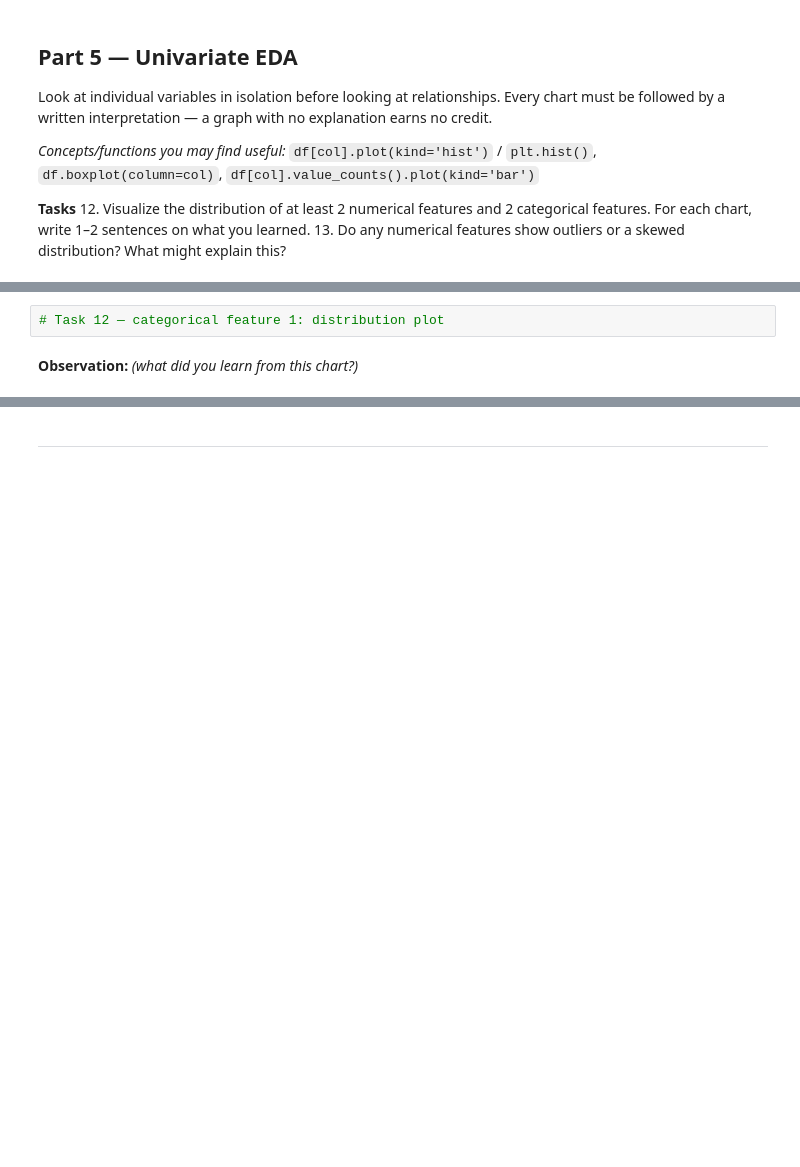
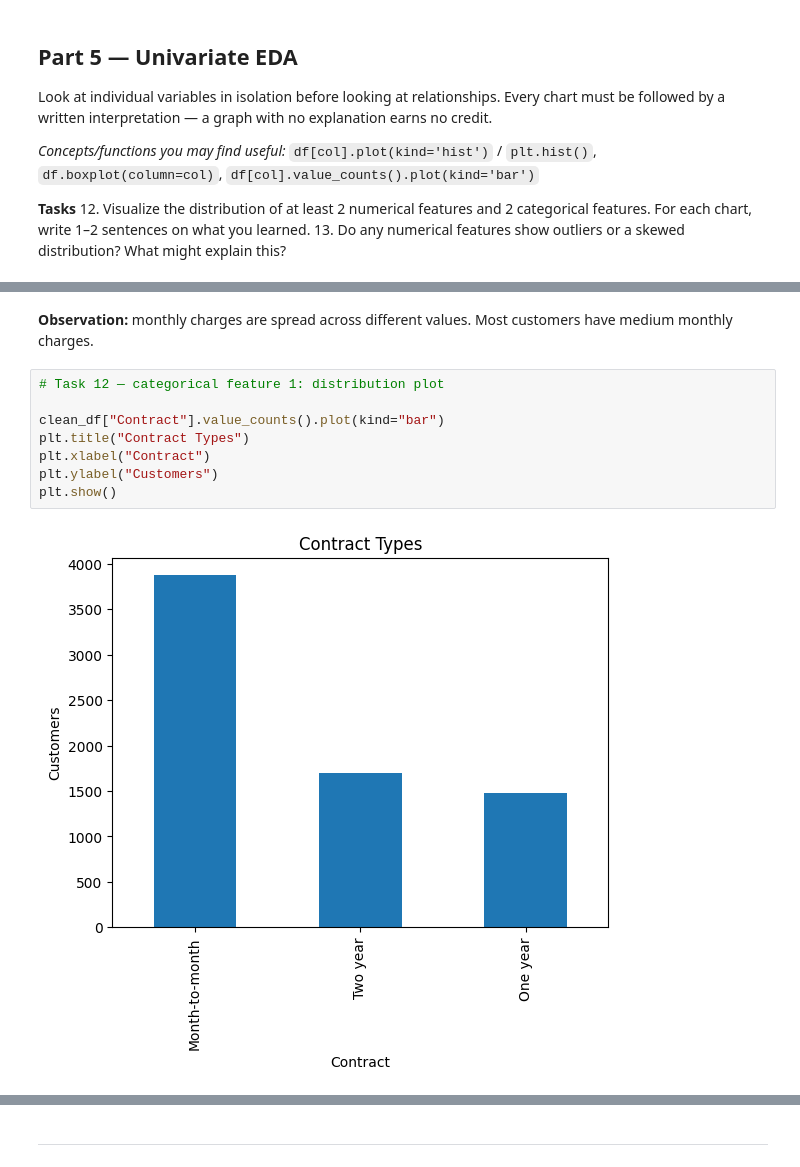
Before and after one commit to muhammadumarofficial/Python-ML_Practices, a Jupyter notebook: Lab2_Data_Cleaning_EDA_Template.ipynb, the cells around one changed output, grey strips where cells are left out. Cells and saved outputs as stored; diff of their text form; blank space fills up the shorter version.

```diff
--- a/Lab2_Data_Cleaning_EDA_Template.ipynb
+++ b/Lab2_Data_Cleaning_EDA_Template.ipynb
@@ -263,4 +277,12 @@ Look at individual variables in isolation before looking at relationships. Every
+# %% [markdown]
+**Observation:** monthly charges are spread across different values. Most customers have medium monthly charges.
 # %%
 # Task 12 — categorical feature 1: distribution plot
+
+clean_df["Contract"].value_counts().plot(kind="bar")
+plt.title("Contract Types")
+plt.xlabel("Contract")
+plt.ylabel("Customers")
+plt.show()
+# %% [output]
+[figure, added]
-# %% [markdown]
-**Observation:** _(what did you learn from this chart?)_
```
Also changed, not shown: parts of 11 cells of this notebook.
